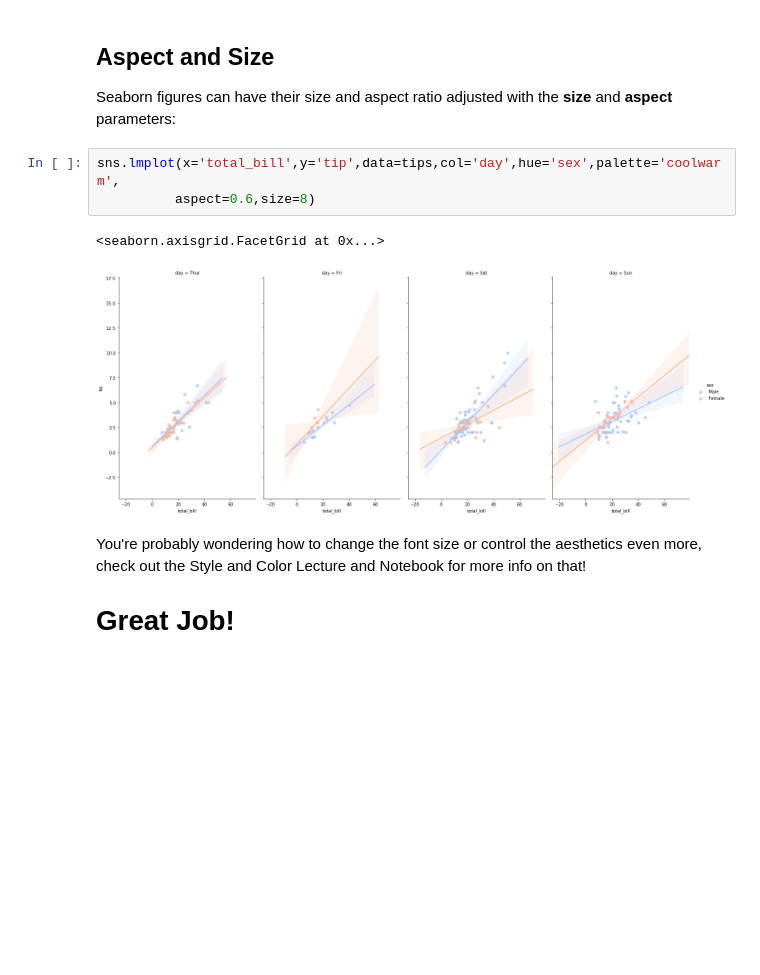
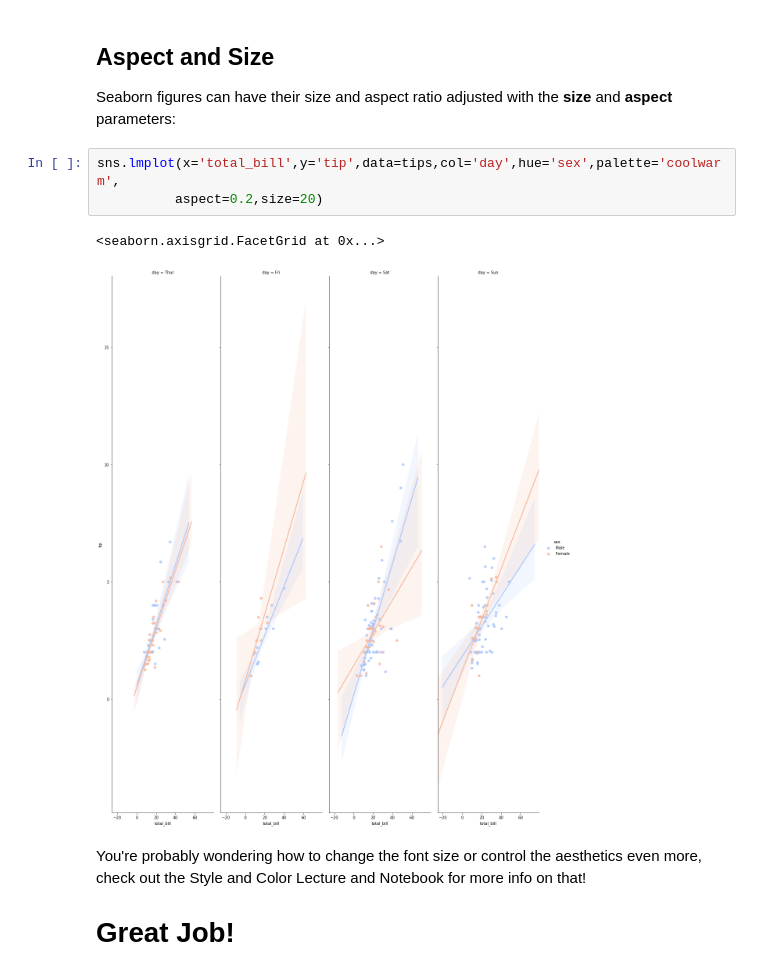
Before and after one commit to kckartik17/Artificial-Intelligence, a Jupyter notebook: Seaborn/4 Regression Plots.ipynb, the cells around one changed output. Saved outputs shown, nothing was run; the diff lists cells and outputs as text; blank space fills up the shorter version.

```diff
--- a/Seaborn/4 Regression Plots.ipynb
+++ b/Seaborn/4 Regression Plots.ipynb
@@ -73,10 +73,10 @@ sns.lmplot(x='total_bill',y='tip',data=tips,col='day',hue='sex',palette='coolwar
 Seaborn figures can have their size and aspect ratio adjusted with the **size** and **aspect** parameters:
 # %%
 sns.lmplot(x='total_bill',y='tip',data=tips,col='day',hue='sex',palette='coolwarm',
-          aspect=0.6,size=8)
+          aspect=0.2,size=20)
 # %% [output]
 <seaborn.axisgrid.FacetGrid at 0x...>
-[figure, old version]
+[figure, new version]
 # %% [markdown]
 You're probably wondering how to change the font size or control the aesthetics even more, check out the Style and Color Lecture and Notebook for more info on that!
 
```
